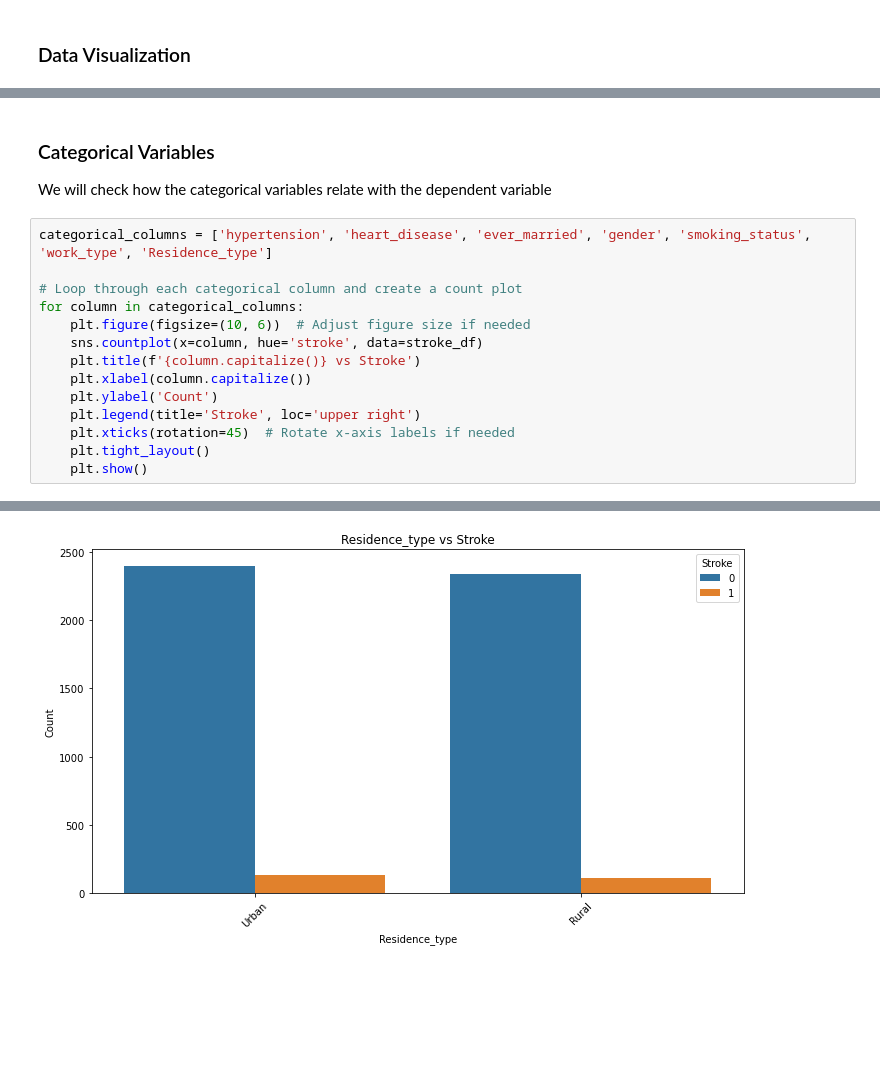
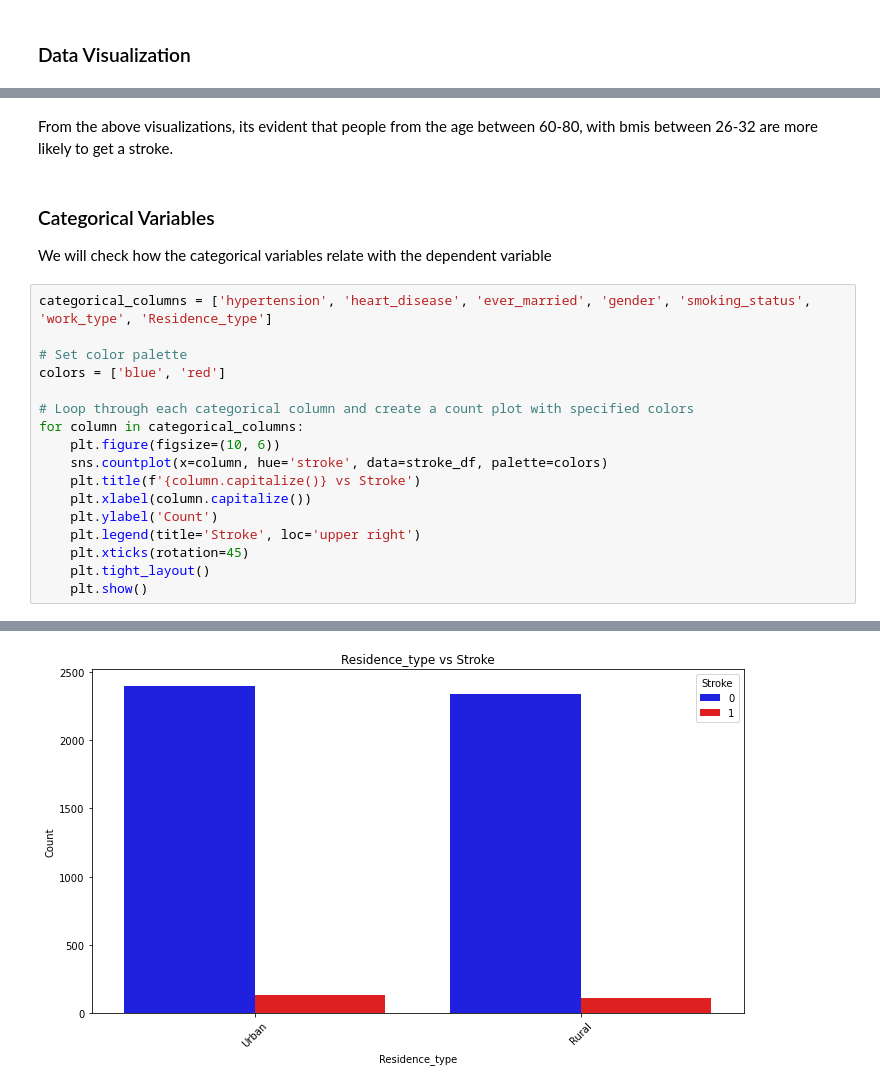
Before and after one commit to Annbellah/Brain_Stroke_Model, a Jupyter notebook: Brain_Stroke.ipynb, the cells around one changed output, grey strips where cells are left out. Drawn from its saved outputs; the diff is of its cells as text; blank space fills up the shorter version.

```diff
--- a/Brain_Stroke.ipynb
+++ b/Brain_Stroke.ipynb
@@ -141,18 +130,23 @@ for i in stroke_df_num.columns:
+# %% [markdown]
+From the above visualizations, its evident that people from the age between 60-80, with bmis between 26-32 are more likely to get a stroke.
 # %% [markdown]
 ### Categorical Variables
 We will check how the categorical variables relate with the dependent variable
 # %%
 categorical_columns = ['hypertension', 'heart_disease', 'ever_married', 'gender', 'smoking_status', 'work_type', 'Residence_type']
 
-# Loop through each categorical column and create a count plot
+# Set color palette
+colors = ['blue', 'red']
+
+# Loop through each categorical column and create a count plot with specified colors
 for column in categorical_columns:
-    plt.figure(figsize=(10, 6))  # Adjust figure size if needed
-    sns.countplot(x=column, hue='stroke', data=stroke_df)
+    plt.figure(figsize=(10, 6))
+    sns.countplot(x=column, hue='stroke', data=stroke_df, palette=colors)
     plt.title(f'{column.capitalize()} vs Stroke')
     plt.xlabel(column.capitalize())
     plt.ylabel('Count')
     plt.legend(title='Stroke', loc='upper right')
-    plt.xticks(rotation=45)  # Rotate x-axis labels if needed
+    plt.xticks(rotation=45)
     plt.tight_layout()
     plt.show()
 # %% [output]
@@ -165 +159 @@ for column in categorical_columns:
-[figure, old version]
+[figure, new version]
```
Also changed, not shown: parts of 5 cells of this notebook.
